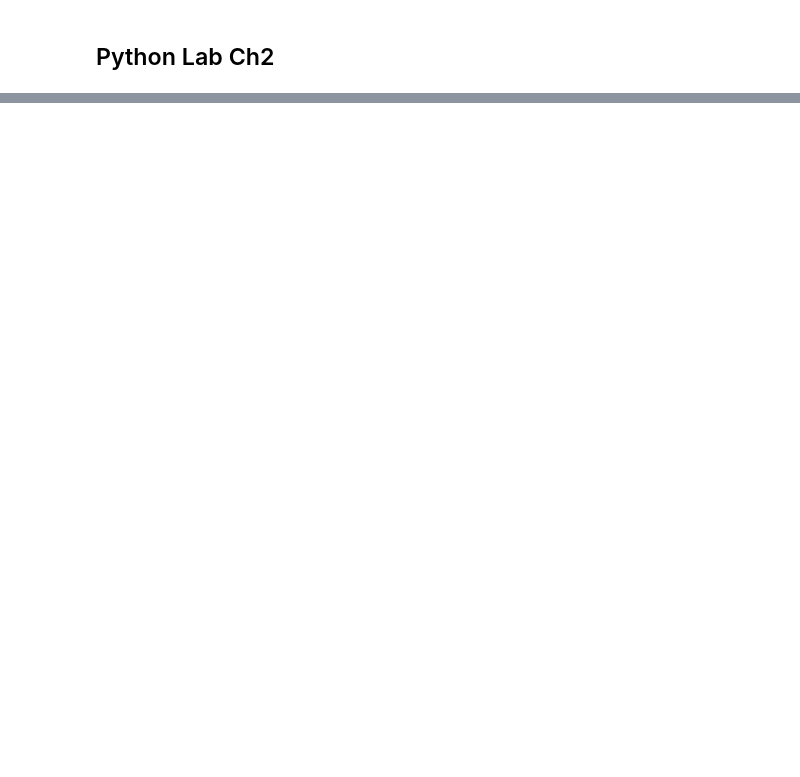
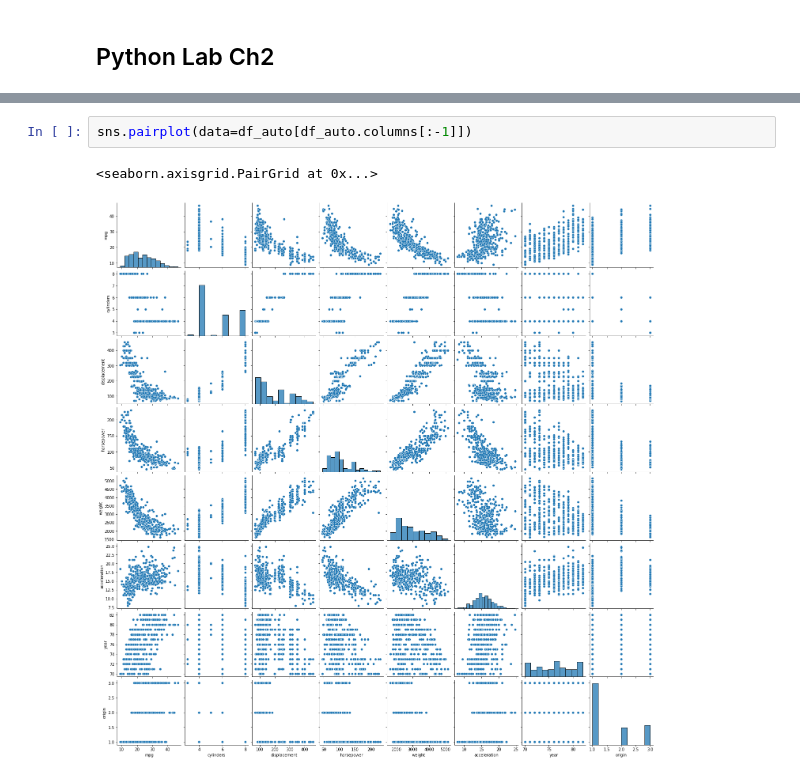
Before and after one commit to Animesh3193/ISL_Python, a Jupyter notebook: Chapter2_Statistical_learn/Chapter-2.ipynb, the cells around one changed output, grey strips where cells are left out. Drawn from its saved outputs; the diff is of its cells as text; blank space fills up the shorter version.

```diff
--- a/Chapter2_Statistical_learn/Chapter-2.ipynb
+++ b/Chapter2_Statistical_learn/Chapter-2.ipynb
@@ -168,0 +189,5 @@ df_auto
+# %%
+sns.pairplot(data=df_auto[df_auto.columns[:-1]])
+# %% [output]
+<seaborn.axisgrid.PairGrid at 0x...>
+[figure, added]
```
Also changed, not shown: parts of 6 cells of this notebook.
